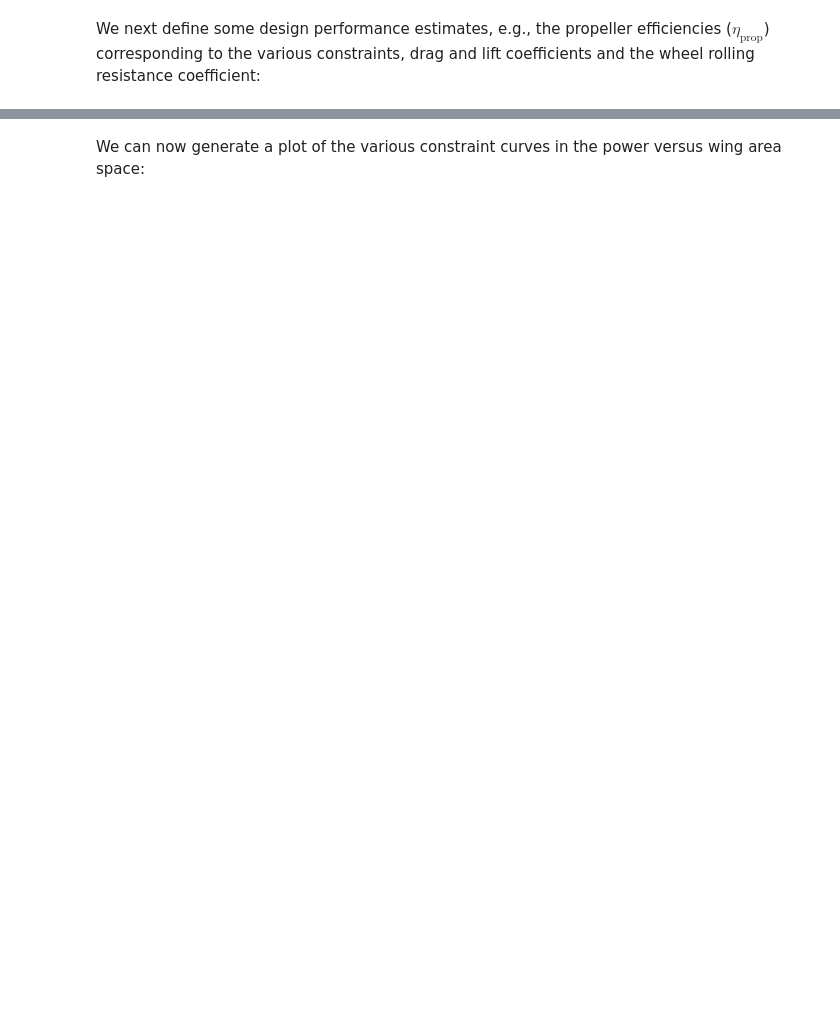
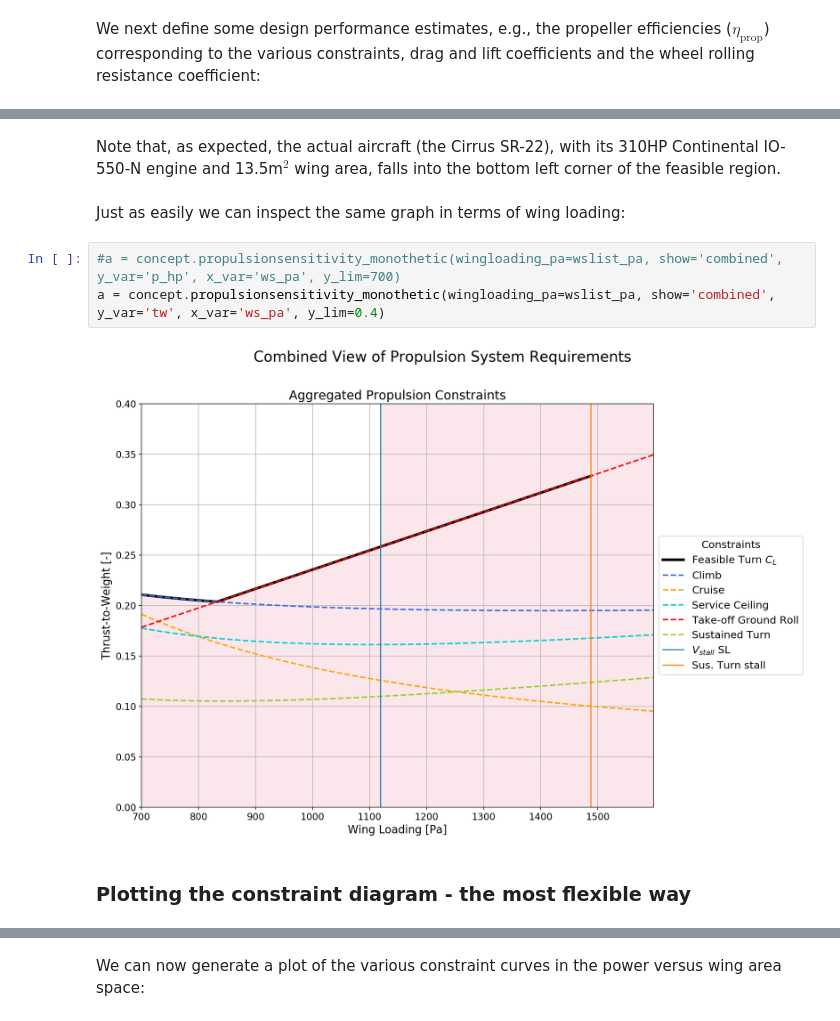
Before and after one commit to sobester/ADRpy, a Jupyter notebook: docs/ADRpy/notebooks/Constraint analysis of a single engine piston prop.ipynb, the cells around one changed output, grey strips where cells are left out. Drawn from its saved outputs; the diff is of its cells as text; blank space fills up the shorter version.

```diff
--- a/docs/ADRpy/notebooks/Constraint analysis of a single engine piston prop.ipynb
+++ b/docs/ADRpy/notebooks/Constraint analysis of a single engine piston prop.ipynb
@@ -59,0 +70,11 @@ And the main event: we call the power calculation method, as well as the method
+# %% [markdown]
+Note that, as expected, the actual aircraft (the Cirrus SR-22), with its 310HP Continental IO-550-N engine and 13.5m$^2$ wing area, falls into the bottom left corner of the feasible region.
+# %% [markdown]
+Just as easily we can inspect the same graph in terms of wing loading:
+# %%
+#a = concept.propulsionsensitivity_monothetic(wingloading_pa=wslist_pa, show='combined', y_var='p_hp', x_var='ws_pa', y_lim=700)
+a = concept.propulsionsensitivity_monothetic(wingloading_pa=wslist_pa, show='combined', y_var='tw', x_var='ws_pa', y_lim=0.4)
+# %% [output]
+[figure, added]
+# %% [markdown]
+### Plotting the constraint diagram - the most flexible way
```
Also changed, not shown: parts of 59 cells of this notebook, 4 other files.
